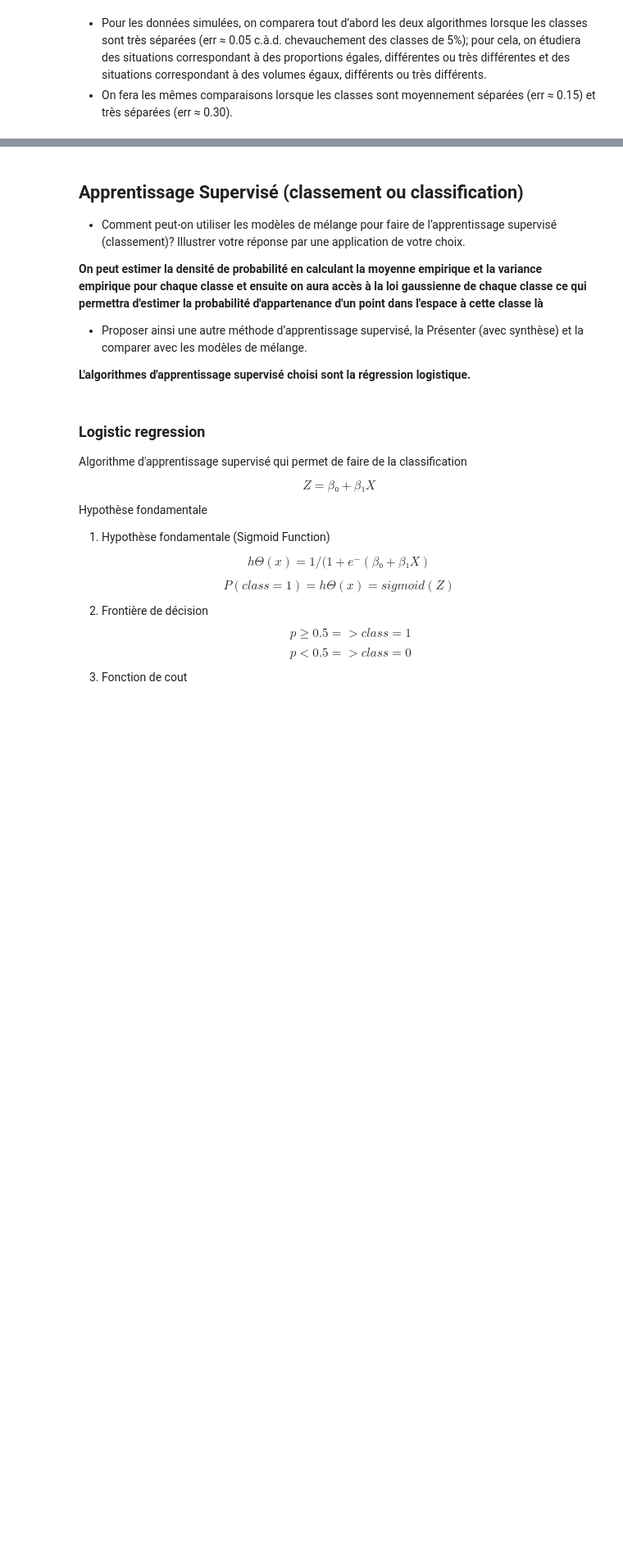
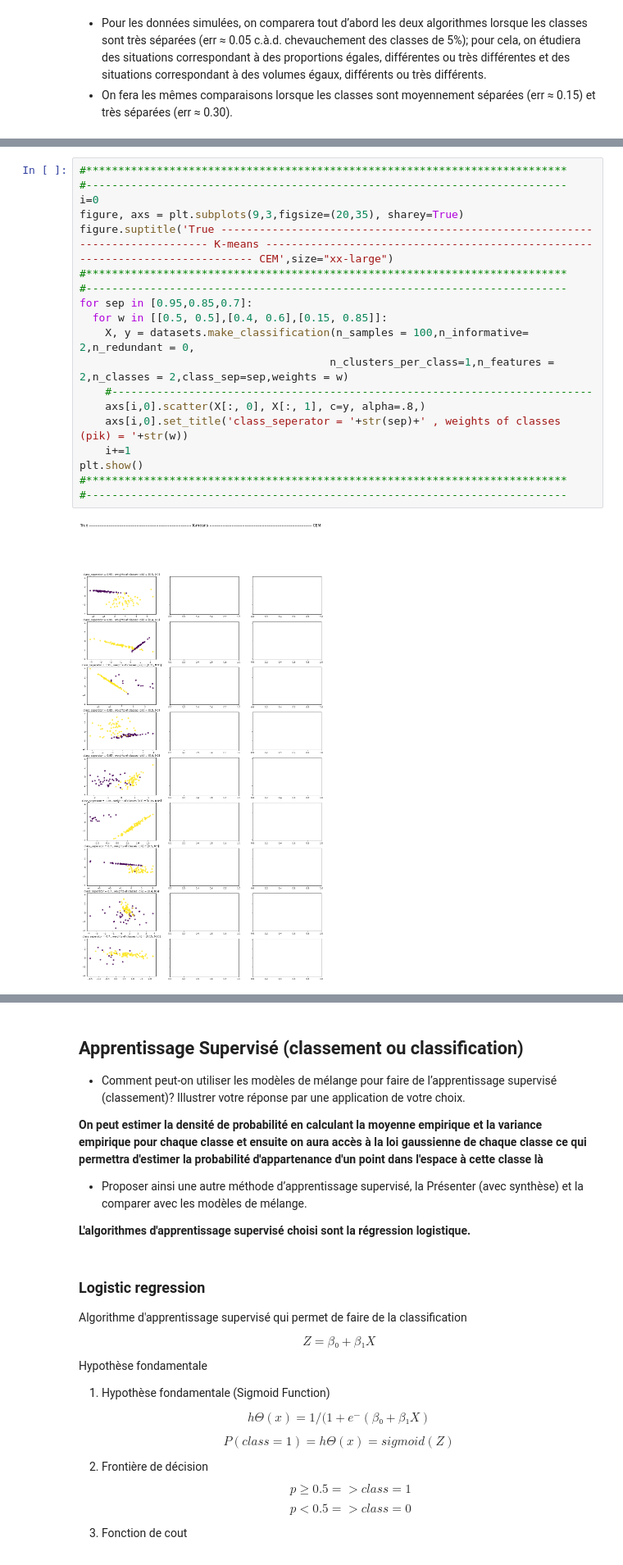
Before and after one commit to mohcineelharras/daml_project, a Jupyter notebook: project/daml_project.ipynb, the cells around one changed output, grey strips where cells are left out. Shown at 82% size. Drawn from its saved outputs; the diff is of its cells as text; blank space fills up the shorter version.

```diff
--- a/project/daml_project.ipynb
+++ b/project/daml_project.ipynb
@@ -634,0 +818,21 @@ Wall time: 6.7 s
+# %%
+#***************************************************************************
+#---------------------------------------------------------------------------
+i=0
+figure, axs = plt.subplots(9,3,figsize=(20,35), sharey=True)
+figure.suptitle('True ------------------------------------------------------------------------------ K-means ------------------------------------------------------------------------------ CEM',size="xx-large")
+#***************************************************************************
+#---------------------------------------------------------------------------
+for sep in [0.95,0.85,0.7]:
+  for w in [[0.5, 0.5],[0.4, 0.6],[0.15, 0.85]]:
+    X, y = datasets.make_classification(n_samples = 100,n_informative= 2,n_redundant = 0,
+                                       n_clusters_per_class=1,n_features = 2,n_classes = 2,class_sep=sep,weights = w)
+    #---------------------------------------------------------------------------
+    axs[i,0].scatter(X[:, 0], X[:, 1], c=y, alpha=.8,)
+    axs[i,0].set_title('class_seperator = '+str(sep)+' , weights of classes (pik) = '+str(w))
+    i+=1
+plt.show()
+#***************************************************************************
+#---------------------------------------------------------------------------
+# %% [output]
+[figure, added]
```
Also changed, not shown: parts of 30 cells of this notebook.
